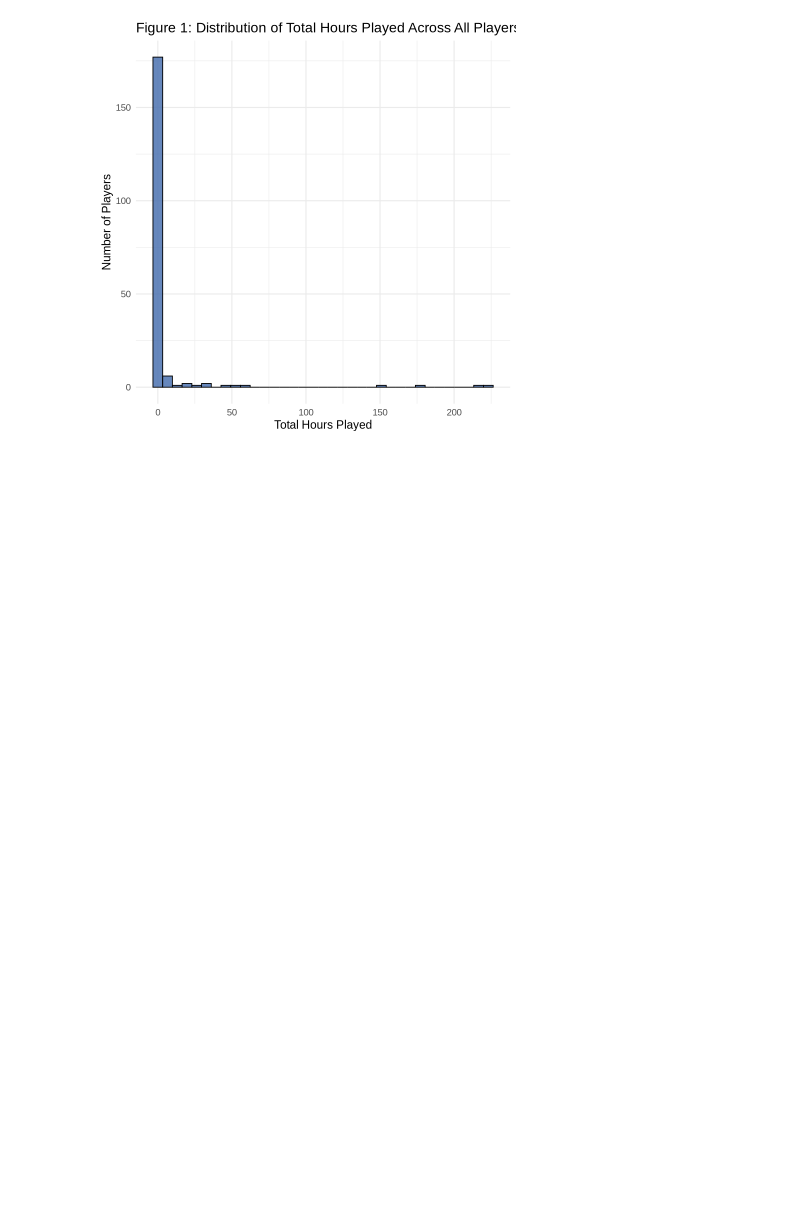
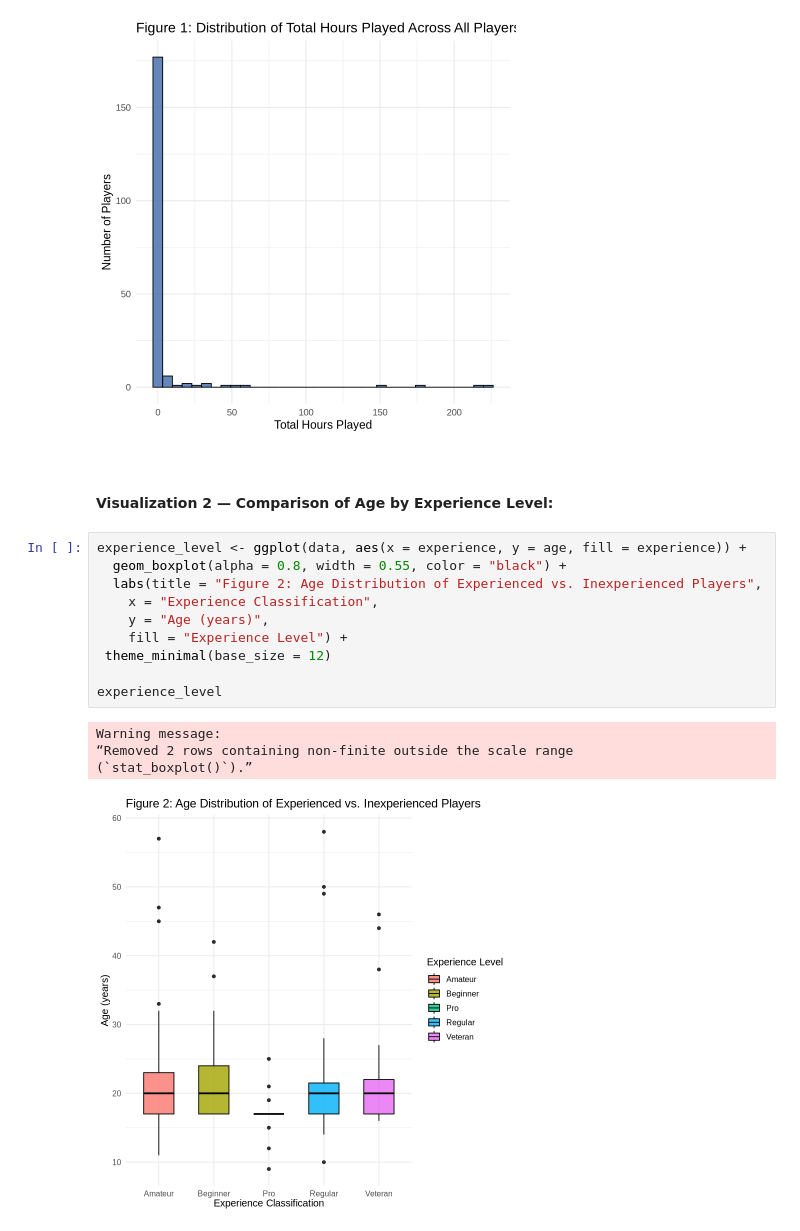
Before and after one commit to gaida123/dsci-100-008-group-6, a Jupyter notebook: DSCI 100 Group Project Methods & Results.ipynb, the cells around one changed output. Cells and saved outputs as stored; diff of their text form; blank space fills up the shorter version.

Commit message:
Visualization 2 - Comparison of Age by Experience Level
Created 2nd visualization.

```diff
--- a/DSCI 100 Group Project Methods & Results.ipynb
+++ b/DSCI 100 Group Project Methods & Results.ipynb
@@ -123,3 +123,22 @@ theme_minimal(base_size = 14)
 totalplayed_hours
 # %% [output]
 [figure]
+# %% [markdown]
+<br>
+# %% [markdown]
+**Visualization 2 — Comparison of Age by Experience Level:**
+# %%
+experience_level <- ggplot(data, aes(x = experience, y = age, fill = experience)) +
+  geom_boxplot(alpha = 0.8, width = 0.55, color = "black") +
+  labs(title = "Figure 2: Age Distribution of Experienced vs. Inexperienced Players",
+    x = "Experience Classification",
+    y = "Age (years)",
+    fill = "Experience Level") +
+ theme_minimal(base_size = 12)
+
+experience_level
+# %% [output]
+Warning message:
+“Removed 2 rows containing non-finite outside the scale range
+(`stat_boxplot()`).”
+[figure, added]
```
